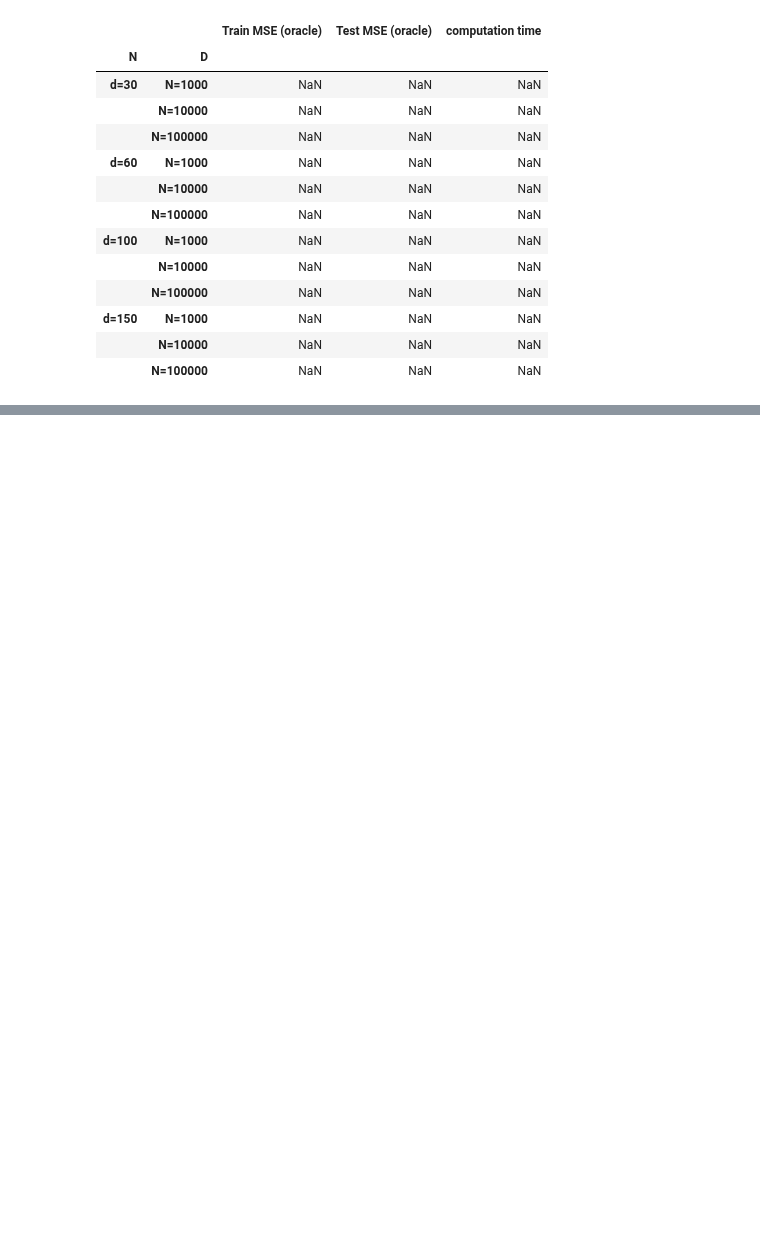
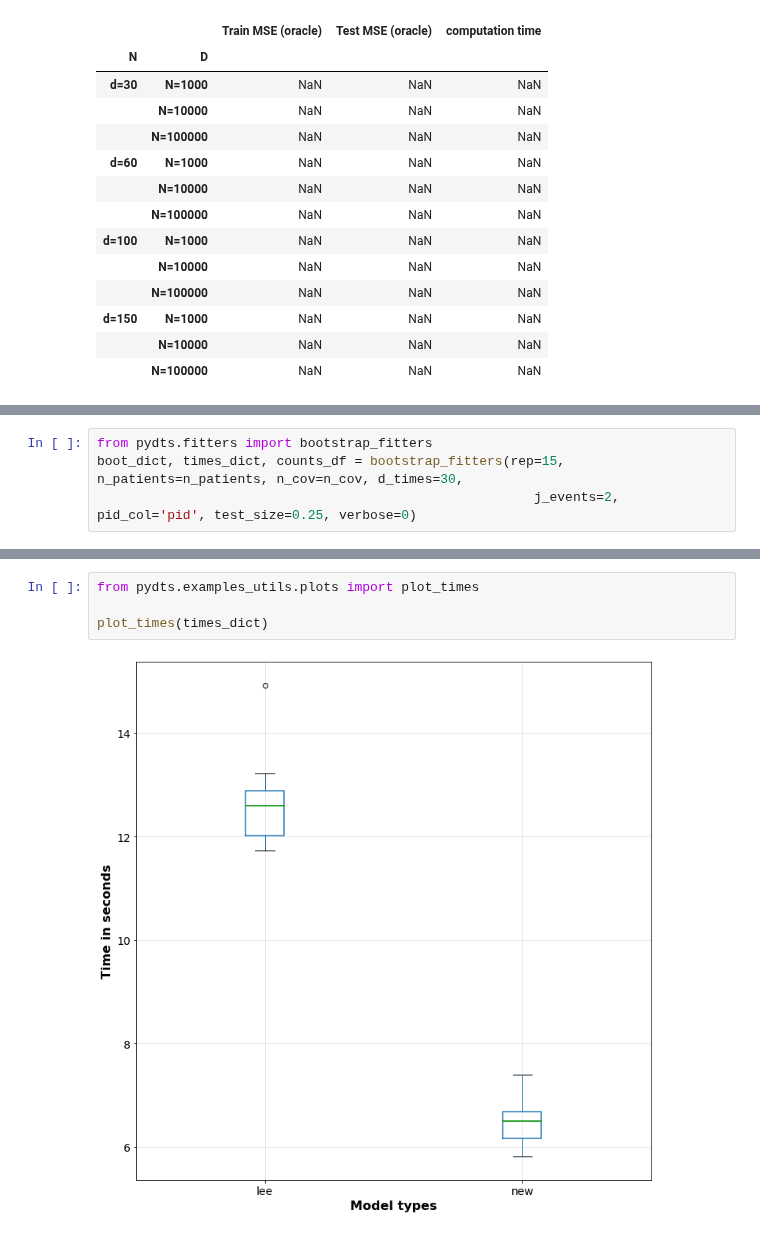
Before and after one commit to tomer1812/pydts, a Jupyter notebook: docs/Simple Simulation.ipynb, the cells around one changed output, grey strips where cells are left out. Saved outputs shown, nothing was run; the diff lists cells and outputs as text; blank space fills up the shorter version.

```diff
--- a/docs/Simple Simulation.ipynb
+++ b/docs/Simple Simulation.ipynb
@@ -344,0 +303,4 @@ plot_times(times)
+# %%
+from pydts.fitters import bootstrap_fitters
+boot_dict, times_dict, counts_df = bootstrap_fitters(rep=15, n_patients=n_patients, n_cov=n_cov, d_times=30,
+                                                        j_events=2, pid_col='pid', test_size=0.25, verbose=0)
@@ -344,0 +313,6 @@ plot_times(times)
+# %%
+from pydts.examples_utils.plots import plot_times
+
+plot_times(times_dict)
+# %% [output]
+[figure, added]
```
Also changed, not shown: parts of 13 cells of this notebook.
